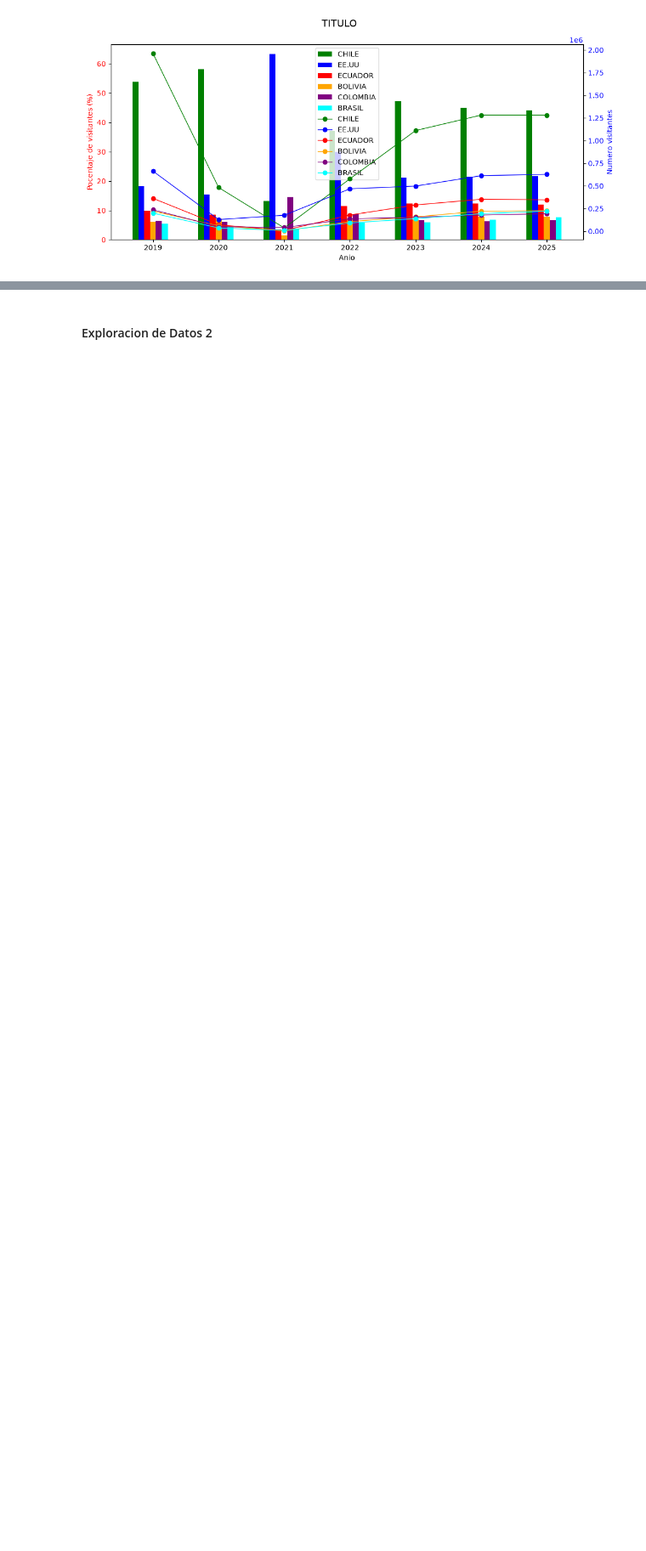
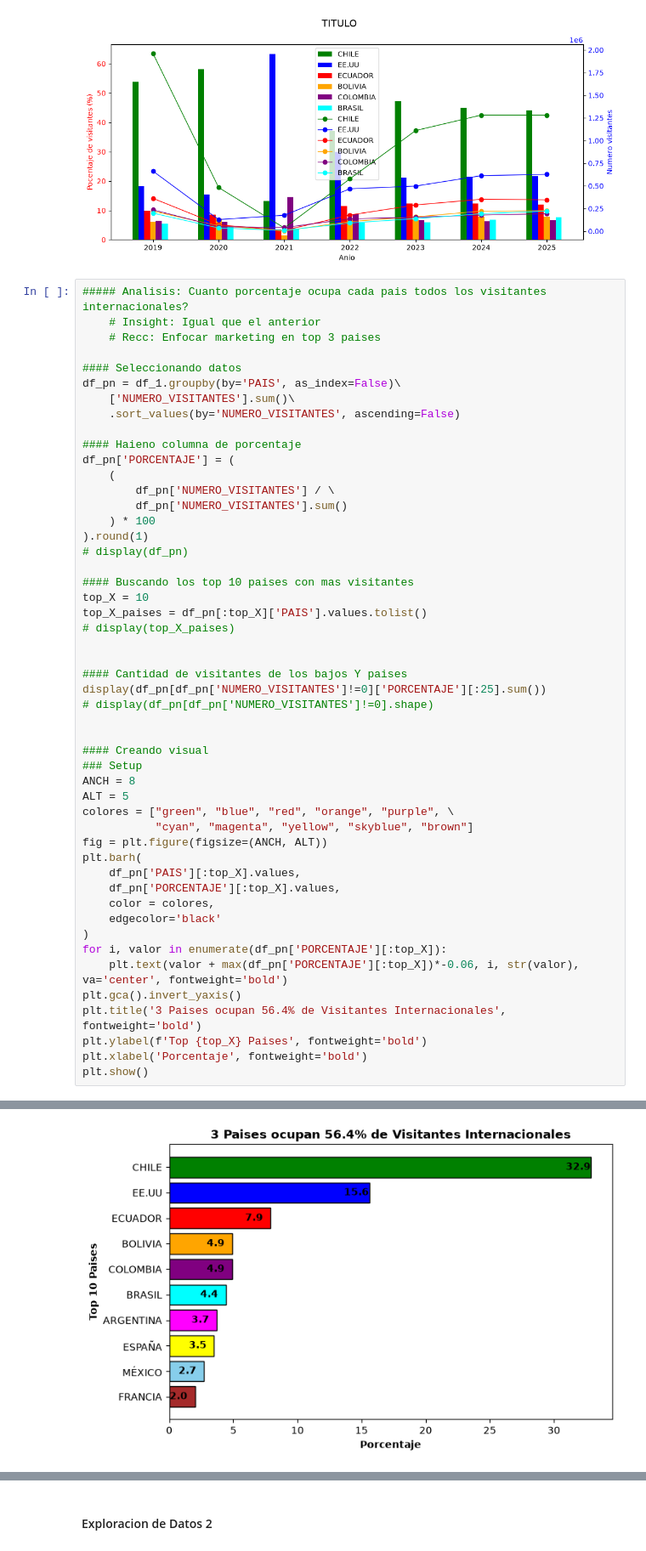
Before and after one commit to jp21bp/DS_Proyectos, a Jupyter notebook: 3_SegmentacionClientes/eda3.ipynb, the cells around one changed output, grey strips where cells are left out. Shown at 85% size. Cells and saved outputs as stored; diff of their text form; blank space fills up the shorter version.

```diff
--- a/3_SegmentacionClientes/eda3.ipynb
+++ b/3_SegmentacionClientes/eda3.ipynb
@@ -363,3 +363,54 @@ plt.show()
 | 1242 | 2025 | ECUADOR | 347373 | 11.973157 |
 | 1243 | 2025 | EE.UU | 628720 | 21.670547 |
 [figure]
+# %%
+##### Analisis: Cuanto porcentaje ocupa cada pais todos los visitantes internacionales?
+    # Insight: Igual que el anterior
+    # Recc: Enfocar marketing en top 3 paises
+
+#### Seleccionando datos
+df_pn = df_1.groupby(by='PAIS', as_index=False)\
+    ['NUMERO_VISITANTES'].sum()\
+    .sort_values(by='NUMERO_VISITANTES', ascending=False)
+
+#### Haieno columna de porcentaje
+df_pn['PORCENTAJE'] = (
+    (
+        df_pn['NUMERO_VISITANTES'] / \
+        df_pn['NUMERO_VISITANTES'].sum()
+    ) * 100
+).round(1)
+# display(df_pn)
+
+#### Buscando los top 10 paises con mas visitantes
+top_X = 10
+top_X_paises = df_pn[:top_X]['PAIS'].values.tolist()
+# display(top_X_paises)
+
+
+#### Cantidad de visitantes de los bajos Y paises
+display(df_pn[df_pn['NUMERO_VISITANTES']!=0]['PORCENTAJE'][:25].sum())
+# display(df_pn[df_pn['NUMERO_VISITANTES']!=0].shape)
+
+
+#### Creando visual
+### Setup
+ANCH = 8
+ALT = 5
+colores = ["green", "blue", "red", "orange", "purple", \
+           "cyan", "magenta", "yellow", "skyblue", "brown"]
+fig = plt.figure(figsize=(ANCH, ALT))
+plt.barh(
+    df_pn['PAIS'][:top_X].values,
+    df_pn['PORCENTAJE'][:top_X].values,
+    color = colores,
+    edgecolor='black'
+)
+for i, valor in enumerate(df_pn['PORCENTAJE'][:top_X]):
+    plt.text(valor + max(df_pn['PORCENTAJE'][:top_X])*-0.06, i, str(valor), va='center', fontweight='bold')
+plt.gca().invert_yaxis()
+plt.title('3 Paises ocupan 56.4% de Visitantes Internacionales', fontweight='bold')
+plt.ylabel(f'Top {top_X} Paises', fontweight='bold')
+plt.xlabel('Porcentaje', fontweight='bold')
+plt.show()
+# %% [output]
@@ -366,3 +418,4 @@ plt.show()
+[figure, added]
 # %%
 ##### Analisis: Cual es el OCM de entrada popular para los
         # top 10 paises con mas visitantes internacionales?
```
Also changed, not shown: parts of 4 cells of this notebook, 2 other files.
